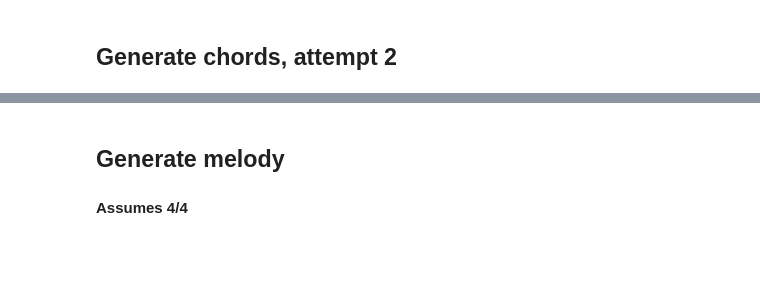
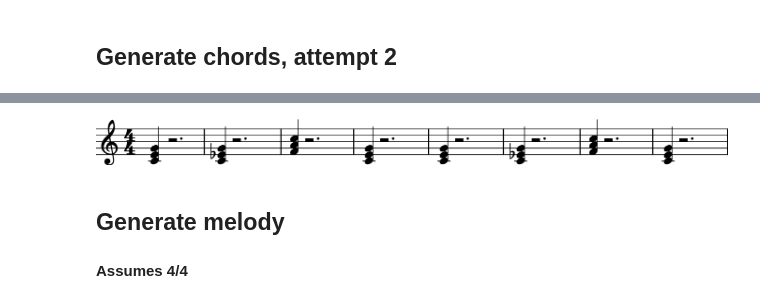
Before and after one commit to christianscarlett/cmtfp, a Jupyter notebook: finalproject.ipynb, the cells around one changed output, grey strips where cells are left out. Cells and saved outputs as stored; diff of their text form; code cells hidden in the pictures; blank space fills up the shorter version.

Commit message:
generate part for chord prog (also loops)

```diff
--- a/finalproject.ipynb
+++ b/finalproject.ipynb
@@ -49,10 +49,12 @@ def hash_chord_symbol(chord_symbol):
     '''
     Input: a chord symbol
     Output: a relevant string, containing features as desired
-    ! for now, we output the merely the chordSymbol's figure (eg B-7)
+    ! for now, we output the chordSymbol's root (eg B-)
     '''
-
-    return chord_symbol.figure
+    # ! We only hash root, because root and quality (eg B-7) has low sample size
+    # return chord_symbol.root().name + chord_symbol.quality
+    # return chord_symbol.figure.rstrip('1234567890')
+    return  roman.romanNumeralFromChord(chord_symbol, 'C').romanNumeral
 
 def hash_chord_symbol_list(list_chord_symbols):
     '''
@@ -63,5 +65,5 @@ def hash_chord_symbol_list(list_chord_symbols):
     list_hashed = [hash_chord_symbol(symbol) for symbol in list_chord_symbols]
     return tuple(list_hashed)
 
-hash_chord_symbol_list([harmony.ChordSymbol('B-7'), harmony.ChordSymbol('C7')])
+hash_chord_symbol_list([harmony.ChordSymbol('B-7'), harmony.ChordSymbol('Cmin7')])
 # %% [output]
@@ -220,4 +168,2 @@ p.show()
 # %% [markdown]
 ## Generate chords, attempt 2
-# %%
-chords_and_durations = extract_chords_and_durations (dataset_transposed[1], include_duration=False)
@@ -244,0 +188,2 @@ print(markov_dict)
+# %%
+markov_chords = chord_progression_markov_dict(dataset_transposed)
@@ -245,3 +246,59 @@ print(markov_dict)
+# %%
+looping_chords = generate_looping_chords(markov_chords, 4)
+# %%
+def restify(m):
+    def insert_rest(offset, length):
+        r = note.Rest()
+        r.quarterLength = length
+        m.insert(offset, r)
+
+    offsets = []
+    for o in m:
+        offsets.append(o.offset)
+
+    offsets = sorted(offsets)
+    if len(offsets) == 0:
+        insert_rest(0, 4)
+        return m
+
+    if offsets[0] > 0:
+        insert_rest(0, offsets[0])
+
+    for i in range(len(offsets)-1):
+        insert_rest(offsets[i]+1, offsets[i+1] - (offsets[i] + 1))
+
+    if offsets[-1] < 3:
+        insert_rest(offsets[-1], 3-offsets[-1])
+
+    return m
+
+def generate_chords_part(progression, length, k=key.Key('C')):
+    '''
+    Generate a Part that is the chord progression repeated for a quarterlength of length.
+    '''
+    p = stream.Part()
+    p.append(meter.TimeSignature('4/4'))
+    chords, rhythm, _ = progression
+    chord_idx = 0
+    for i in range(length // 4):
+        m = stream.Measure()
+
+        measure_idx = i % 4
+        for j, symbol in enumerate(chords):
+            if rhythm[j]['measure'] == measure_idx:
+                # place a chord here
+                chrd = roman.RomanNumeral(symbol, k)
+                m.insert(rhythm[j]['beat'], chrd)
+
+        restify(m)
+        p.append(m)
+
+    return p
+
+p = generate_chords_part((looping_chords,  [{'measure': 0, 'beat': 0}, {'measure': 1, 'beat': 0},  {'measure': 2, 'beat': 0}, {'measure': 3, 'beat': 0}], 'junk'), 4*8)
+p.show()
+# %% [output]
+[figure, added]
 # %% [markdown]
 ## Generate melody
 #### Assumes 4/4
```
Also changed, not shown: parts of 7 cells of this notebook.
